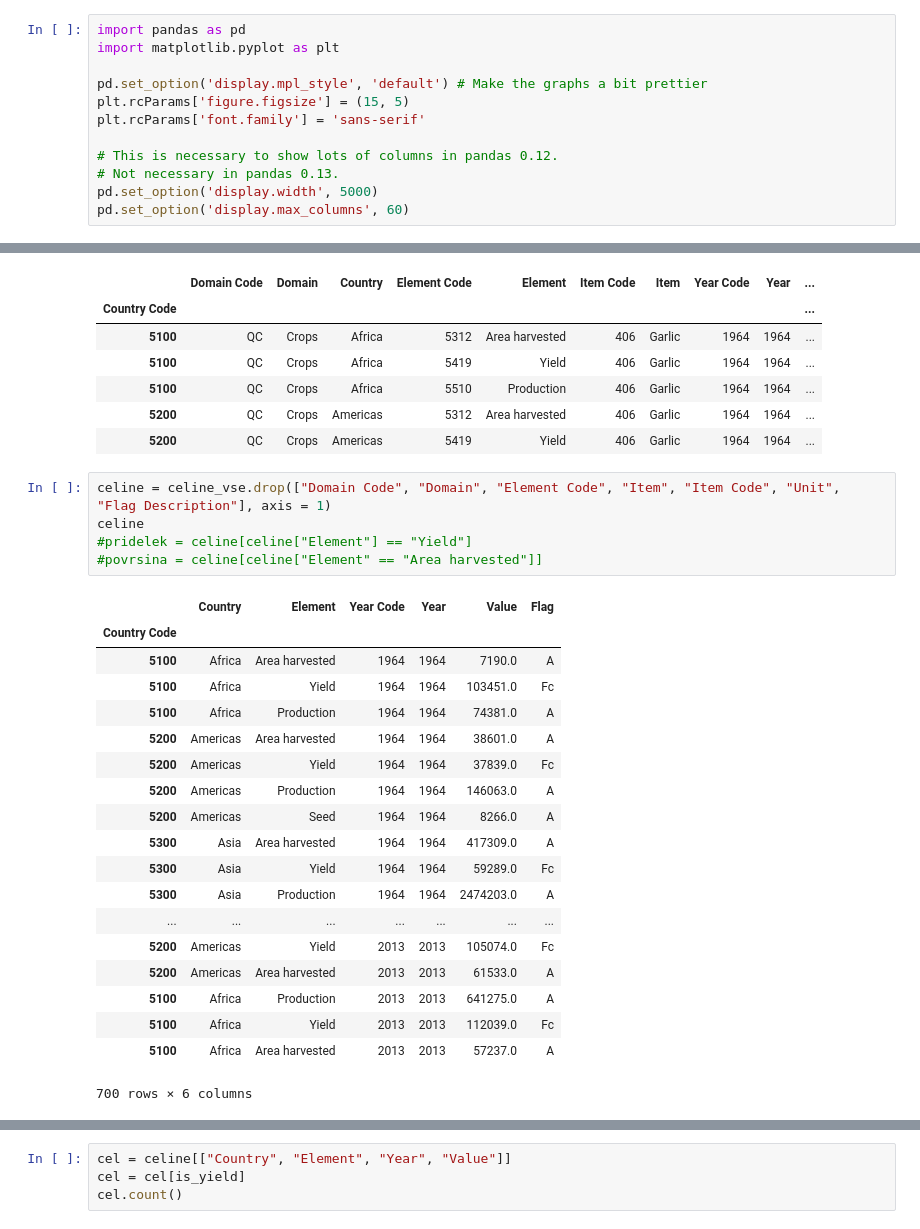
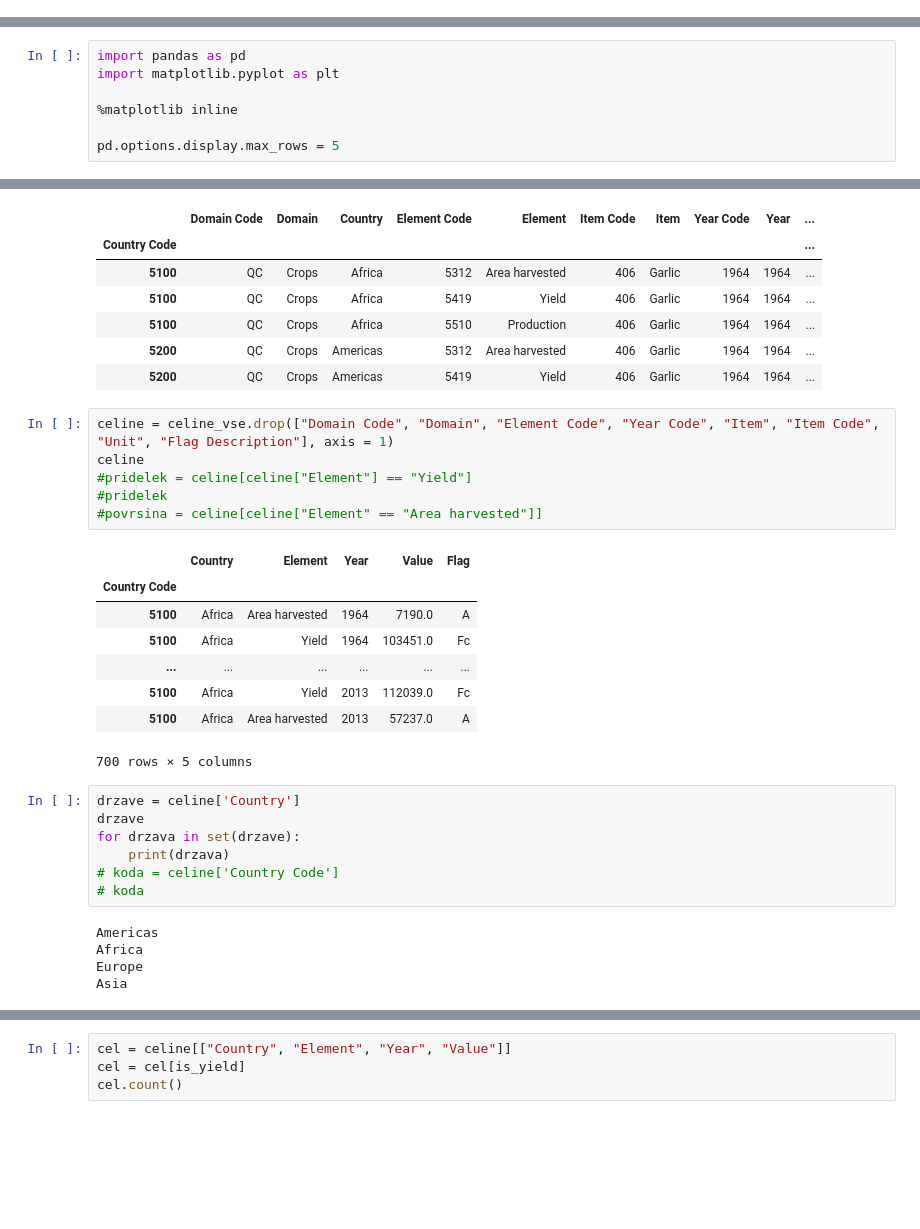
Before and after one commit to jakobvalic/analiza_cesna, a Jupyter notebook: Analiza_celine.ipynb, the cells around one changed output, grey strips where cells are left out. Saved outputs shown, nothing was run; the diff lists cells and outputs as text; blank space fills up the shorter version.

```diff
--- a/Analiza_celine.ipynb
+++ b/Analiza_celine.ipynb
@@ -1,12 +0,0 @@
-# %%
-import pandas as pd
-import matplotlib.pyplot as plt
-
-pd.set_option('display.mpl_style', 'default') # Make the graphs a bit prettier
-plt.rcParams['figure.figsize'] = (15, 5)
-plt.rcParams['font.family'] = 'sans-serif'
-
-# This is necessary to show lots of columns in pandas 0.12.
-# Not necessary in pandas 0.13.
-pd.set_option('display.width', 5000)
-pd.set_option('display.max_columns', 60)
@@ -18,3 +1,10 @@ Use `matplotlib.pyplot.style.use` instead.
+# %%
+import pandas as pd
+import matplotlib.pyplot as plt
+
+%matplotlib inline
+
+pd.options.display.max_rows = 5
 # %%
 celine_vse = pd.read_csv('celine.csv', index_col = "Country Code")
 celine_vse.head()
@@ -27,27 +17,29 @@ celine_vse.head()
 | 5200 | QC | Crops | Americas | 5312 | Area harvested | 406 | Garlic | 1964 | 1964 | ... |
 | 5200 | QC | Crops | Americas | 5419 | Yield | 406 | Garlic | 1964 | 1964 | ... |
 # %%
-celine = celine_vse.drop(["Domain Code", "Domain", "Element Code", "Item", "Item Code", "Unit", "Flag Description"], axis = 1)
+celine = celine_vse.drop(["Domain Code", "Domain", "Element Code", "Year Code", "Item", "Item Code", "Unit", "Flag Description"], axis = 1)
 celine
 #pridelek = celine[celine["Element"] == "Yield"]
+#pridelek
 #povrsina = celine[celine["Element" == "Area harvested"]]
 # %% [output]
-|  | Country | Element | Year Code | Year | Value | Flag |
-| Country Code |  |  |  |  |  |  |
-| 5100 | Africa | Area harvested | 1964 | 1964 | 7190.0 | A |
-| 5100 | Africa | Yield | 1964 | 1964 | 103451.0 | Fc |
-| 5100 | Africa | Production | 1964 | 1964 | 74381.0 | A |
-| 5200 | Americas | Area harvested | 1964 | 1964 | 38601.0 | A |
-| 5200 | Americas | Yield | 1964 | 1964 | 37839.0 | Fc |
-| 5200 | Americas | Production | 1964 | 1964 | 146063.0 | A |
-| 5200 | Americas | Seed | 1964 | 1964 | 8266.0 | A |
-| 5300 | Asia | Area harvested | 1964 | 1964 | 417309.0 | A |
-| 5300 | Asia | Yield | 1964 | 1964 | 59289.0 | Fc |
-| 5300 | Asia | Production | 1964 | 1964 | 2474203.0 | A |
-| ... | ... | ... | ... | ... | ... | ... |
-| 5200 | Americas | Yield | 2013 | 2013 | 105074.0 | Fc |
-| 5200 | Americas | Area harvested | 2013 | 2013 | 61533.0 | A |
-| 5100 | Africa | Production | 2013 | 2013 | 641275.0 | A |
-| 5100 | Africa | Yield | 2013 | 2013 | 112039.0 | Fc |
-| 5100 | Africa | Area harvested | 2013 | 2013 | 57237.0 | A |
+|  | Country | Element | Year | Value | Flag |
+| Country Code |  |  |  |  |  |
+| 5100 | Africa | Area harvested | 1964 | 7190.0 | A |
+| 5100 | Africa | Yield | 1964 | 103451.0 | Fc |
+| ... | ... | ... | ... | ... | ... |
+| 5100 | Africa | Yield | 2013 | 112039.0 | Fc |
+| 5100 | Africa | Area harvested | 2013 | 57237.0 | A |
-700 rows × 6 columns
+700 rows × 5 columns
+# %%
+drzave = celine['Country']
+drzave
+for drzava in set(drzave):
+    print(drzava)
+# koda = celine['Country Code']
+# koda
+# %% [output]
+Americas
+Africa
+Europe
+Asia
```
Also changed, not shown: parts of 8 cells of this notebook.
